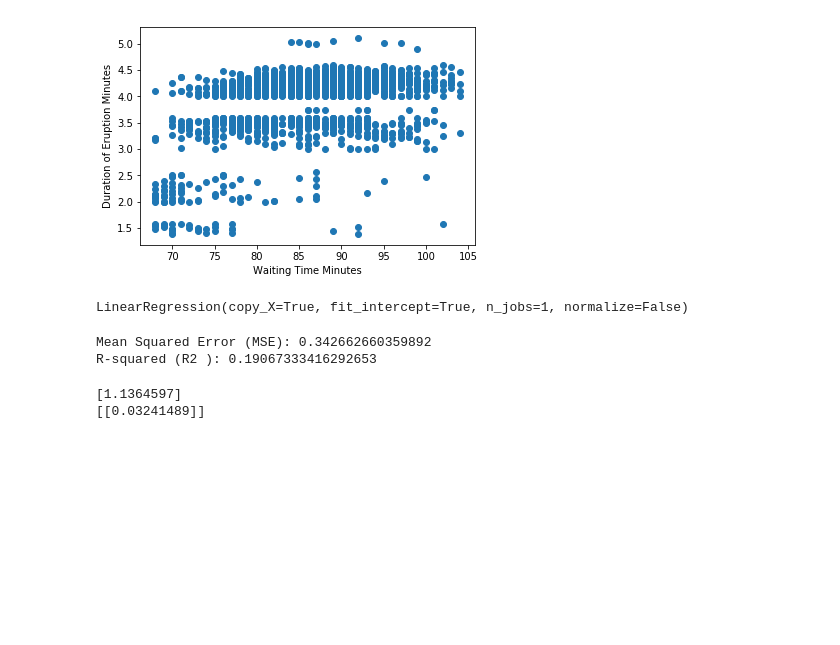
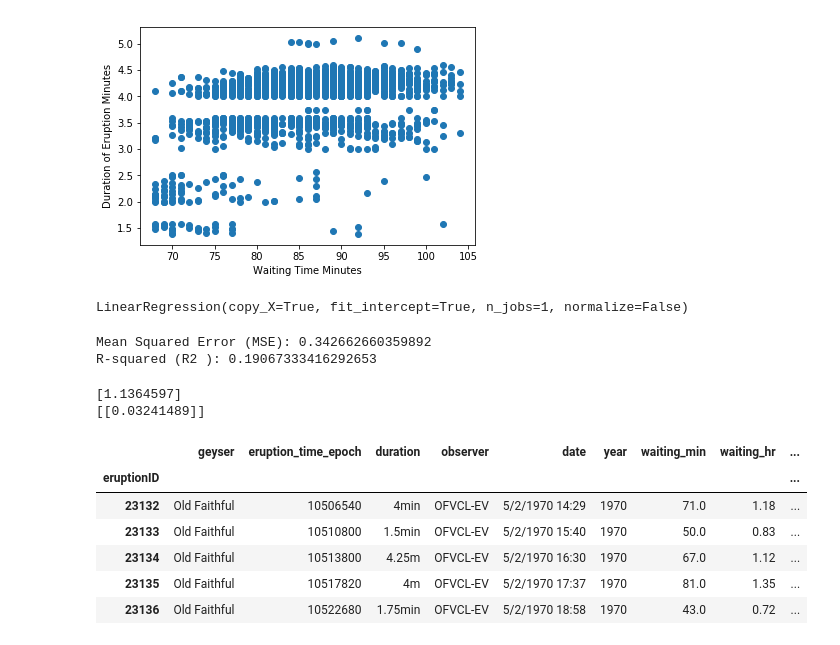
Before and after one commit to kyanite5/Old_Faithful_Project, a Jupyter notebook: data/LinearRegression.ipynb, the cells around one changed output. Saved outputs shown, nothing was run; the diff lists cells and outputs as text; code cells hidden in the pictures; blank space fills up the shorter version.

```diff
--- a/data/LinearRegression.ipynb
+++ b/data/LinearRegression.ipynb
@@ -366,3 +366,16 @@ print(model.coef_)
 # %% [output]
 [1.1364597]
 [[0.03241489]]
+# %%
+#waiting time vs year
+
+init = pd.read_csv('duration.csv', index_col='eruptionID')
+init.head()
+# %% [output]
+|  | geyser | eruption_time_epoch | duration | observer | date | year | waiting_min | waiting_hr | ... |
+| eruptionID |  |  |  |  |  |  |  |  | ... |
+| 23132 | Old Faithful | 10506540 | 4min | OFVCL-EV | 5/2/1970 14:29 | 1970 | 71.0 | 1.18 | ... |
+| 23133 | Old Faithful | 10510800 | 1.5min | OFVCL-EV | 5/2/1970 15:40 | 1970 | 50.0 | 0.83 | ... |
+| 23134 | Old Faithful | 10513800 | 4.25m | OFVCL-EV | 5/2/1970 16:30 | 1970 | 67.0 | 1.12 | ... |
+| 23135 | Old Faithful | 10517820 | 4m | OFVCL-EV | 5/2/1970 17:37 | 1970 | 81.0 | 1.35 | ... |
+| 23136 | Old Faithful | 10522680 | 1.75min | OFVCL-EV | 5/2/1970 18:58 | 1970 | 43.0 | 0.72 | ... |
```
